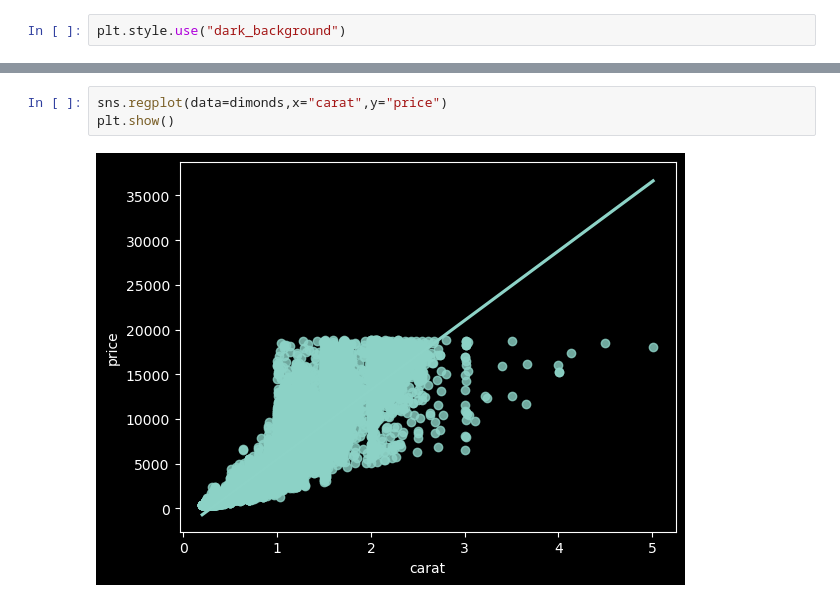
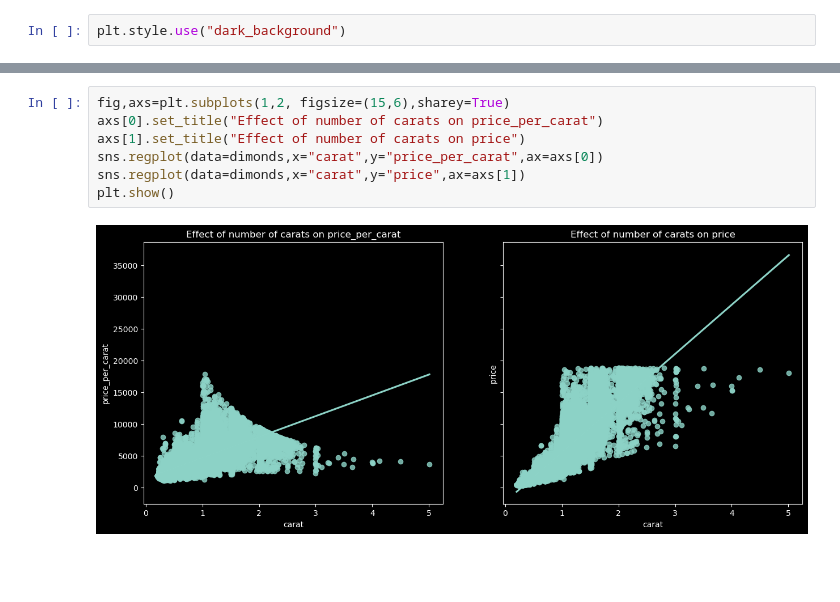
Before and after one commit to YanaOrf/Diamonds_analysis, a Jupyter notebook: Dimonds.ipynb, the cells around one changed output, grey strips where cells are left out. Drawn from its saved outputs; the diff is of its cells as text; blank space fills up the shorter version.

```diff
--- a/Dimonds.ipynb
+++ b/Dimonds.ipynb
@@ -259,5 +399,9 @@ plt.show()
-# %%
-sns.regplot(data=dimonds,x="carat",y="price")
-plt.show()
-# %% [output]
-[figure, removed]
+# %%
+fig,axs=plt.subplots(1,2, figsize=(15,6),sharey=True)
+axs[0].set_title("Effect of number of carats on price_per_carat")
+axs[1].set_title("Effect of number of carats on price")
+sns.regplot(data=dimonds,x="carat",y="price_per_carat",ax=axs[0])
+sns.regplot(data=dimonds,x="carat",y="price",ax=axs[1])
+plt.show()
+# %% [output]
+[figure, added]
```
Also changed, not shown: parts of 19 cells of this notebook, 1 other file.
